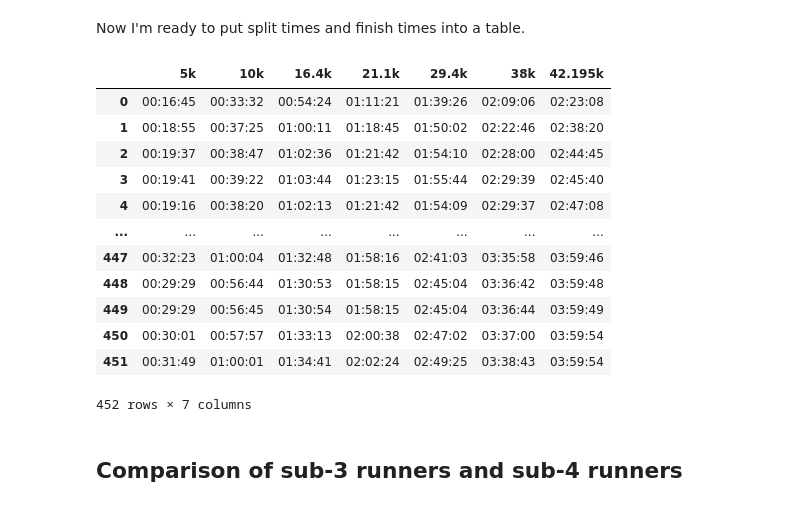
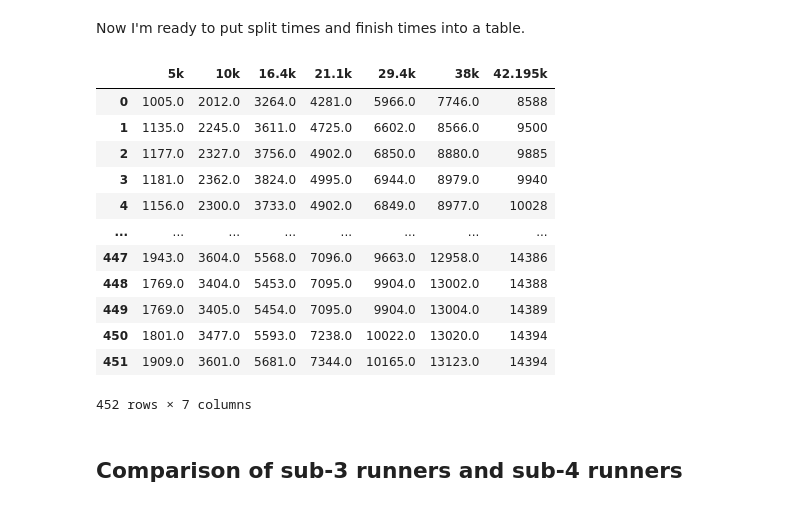
Before and after one commit to 2rara/Jupyter-Notebook, a Jupyter notebook: Reykjavik Marathon 2019 Analyzer.ipynb, the cells around one changed output. Cells and saved outputs as stored; diff of their text form; code cells hidden in the pictures.

```diff
--- a/Reykjavik Marathon 2019 Analyzer.ipynb
+++ b/Reykjavik Marathon 2019 Analyzer.ipynb
@@ -92,6 +103,6 @@ cleansed_df
 # %%
-#　Splitting the intermediate　records by each record point
-cleansed_splits = cleansed_df['Split'].str.split(' \([0-9]*\skm\)| \([0-9]*,[0-9]*\skm\)')
+#　Split the intermediate　records by each record point
+cleansed_splits = cleansed_df['Split'].str.split(reg)
 cleansed_splits
 # %% [output]
 0      [00:16:45, 00:33:32, 00:54:24, 01:11:21, 01:39...
@@ -124,0 +129,3 @@ Name: Time, Length: 452, dtype: object
+# %%
+splits_in_sec = time_to_second(cleansed_splits)
+splits_in_sec
@@ -124,0 +150,3 @@ Name: Time, Length: 452, dtype: object
+# %%
+fin_in_sec = time_to_second(cleansed_df['Time'])
+fin_in_sec
@@ -125,48 +171,31 @@ Name: Time, Length: 452, dtype: object
 # %% [markdown]
 Now I'm ready to put split times and finish times into a table.
-# %%
-l_5k = [] # Making a list to put the 5k results in
-l_10k = [] # Doing the same for the other distances
-l_16k = []
-l_21k = []
-l_29k = []
-l_38k = []
-
-for i in range(len(cleansed_splits)):
-        l_5k.append(cleansed_splits[i][0])
-        l_10k.append(cleansed_splits[i][1])
-        l_16k.append(cleansed_splits[i][2])
-        l_21k.append(cleansed_splits[i][3])
-        l_29k.append(cleansed_splits[i][4])
-        l_38k.append(cleansed_splits[i][5])
 # %%
-# Creating a table to put all the results in
-name = ['5k', '10k', '16.4k', '21.1k', '29.4k','38k','42.195k']
+# Create a table to put all the results in
+name = ['5k', '10k', '16.4k', '21.1k', '29.4k','38k']
 
-runners_df = pd.DataFrame(columns = name)
+record_box = []
 
-# Putting the running records into the new table
-runners_df['5k'] = l_5k
-runners_df['10k'] = l_10k
-runners_df['16.4k'] = l_16k
-runners_df['21.1k'] = l_21k
-runners_df['29.4k'] = l_29k
-runners_df['38k'] = l_38k
-runners_df['42.195k'] = finishtimes
+# Put the running records into the new table
+for i in splits_in_sec:
+    record_box.append(i[:-1])
+
+runners_df = pd.DataFrame(record_box, columns = name)
+runners_df['42.195k'] = fin_in_sec
 runners_df
 # %% [output]
 |  | 5k | 10k | 16.4k | 21.1k | 29.4k | 38k | 42.195k |
-| 0 | 00:16:45 | 00:33:32 | 00:54:24 | 01:11:21 | 01:39:26 | 02:09:06 | 02:23:08 |
-| 1 | 00:18:55 | 00:37:25 | 01:00:11 | 01:18:45 | 01:50:02 | 02:22:46 | 02:38:20 |
-| 2 | 00:19:37 | 00:38:47 | 01:02:36 | 01:21:42 | 01:54:10 | 02:28:00 | 02:44:45 |
-| 3 | 00:19:41 | 00:39:22 | 01:03:44 | 01:23:15 | 01:55:44 | 02:29:39 | 02:45:40 |
-| 4 | 00:19:16 | 00:38:20 | 01:02:13 | 01:21:42 | 01:54:09 | 02:29:37 | 02:47:08 |
+| 0 | 1005.0 | 2012.0 | 3264.0 | 4281.0 | 5966.0 | 7746.0 | 8588 |
+| 1 | 1135.0 | 2245.0 | 3611.0 | 4725.0 | 6602.0 | 8566.0 | 9500 |
+| 2 | 1177.0 | 2327.0 | 3756.0 | 4902.0 | 6850.0 | 8880.0 | 9885 |
+| 3 | 1181.0 | 2362.0 | 3824.0 | 4995.0 | 6944.0 | 8979.0 | 9940 |
+| 4 | 1156.0 | 2300.0 | 3733.0 | 4902.0 | 6849.0 | 8977.0 | 10028 |
 | ... | ... | ... | ... | ... | ... | ... | ... |
-| 447 | 00:32:23 | 01:00:04 | 01:32:48 | 01:58:16 | 02:41:03 | 03:35:58 | 03:59:46 |
-| 448 | 00:29:29 | 00:56:44 | 01:30:53 | 01:58:15 | 02:45:04 | 03:36:42 | 03:59:48 |
-| 449 | 00:29:29 | 00:56:45 | 01:30:54 | 01:58:15 | 02:45:04 | 03:36:44 | 03:59:49 |
-| 450 | 00:30:01 | 00:57:57 | 01:33:13 | 02:00:38 | 02:47:02 | 03:37:00 | 03:59:54 |
-| 451 | 00:31:49 | 01:00:01 | 01:34:41 | 02:02:24 | 02:49:25 | 03:38:43 | 03:59:54 |
+| 447 | 1943.0 | 3604.0 | 5568.0 | 7096.0 | 9663.0 | 12958.0 | 14386 |
+| 448 | 1769.0 | 3404.0 | 5453.0 | 7095.0 | 9904.0 | 13002.0 | 14388 |
+| 449 | 1769.0 | 3405.0 | 5454.0 | 7095.0 | 9904.0 | 13004.0 | 14389 |
+| 450 | 1801.0 | 3477.0 | 5593.0 | 7238.0 | 10022.0 | 13020.0 | 14394 |
+| 451 | 1909.0 | 3601.0 | 5681.0 | 7344.0 | 10165.0 | 13123.0 | 14394 |
 452 rows × 7 columns
 # %% [markdown]
 ## Comparison of sub-3 runners and sub-4 runners
```
Also changed, not shown: parts of 23 cells of this notebook.
